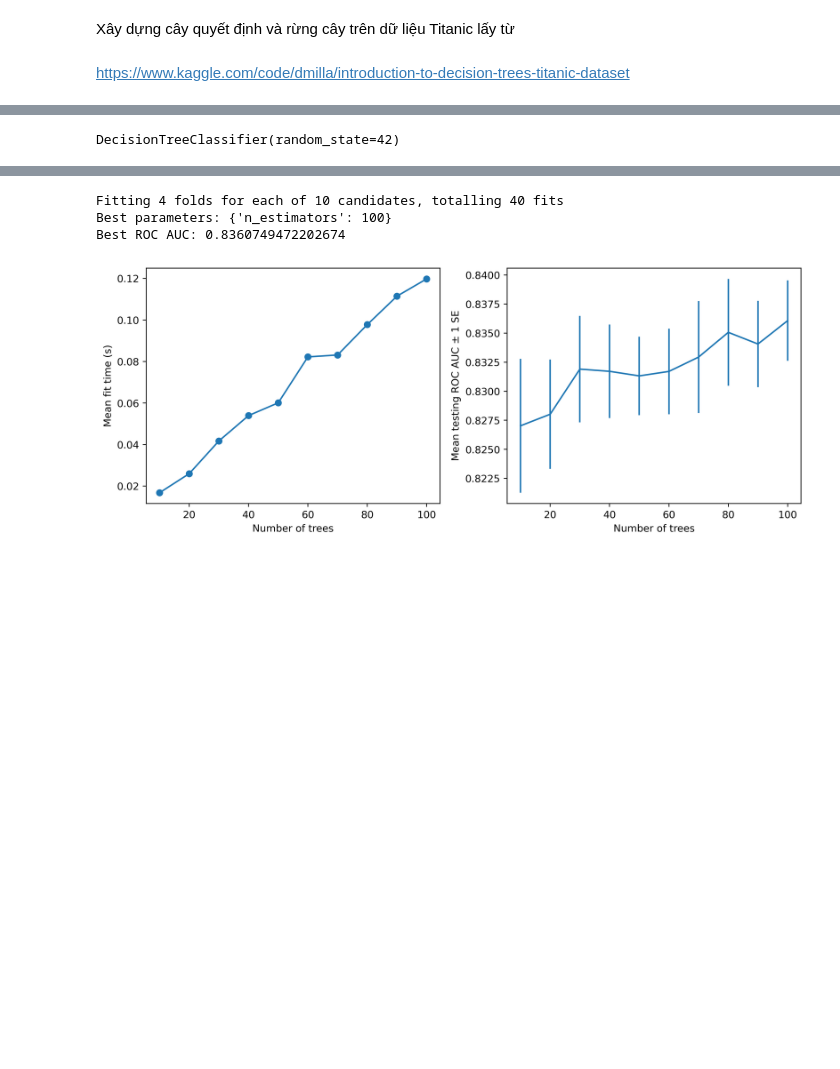
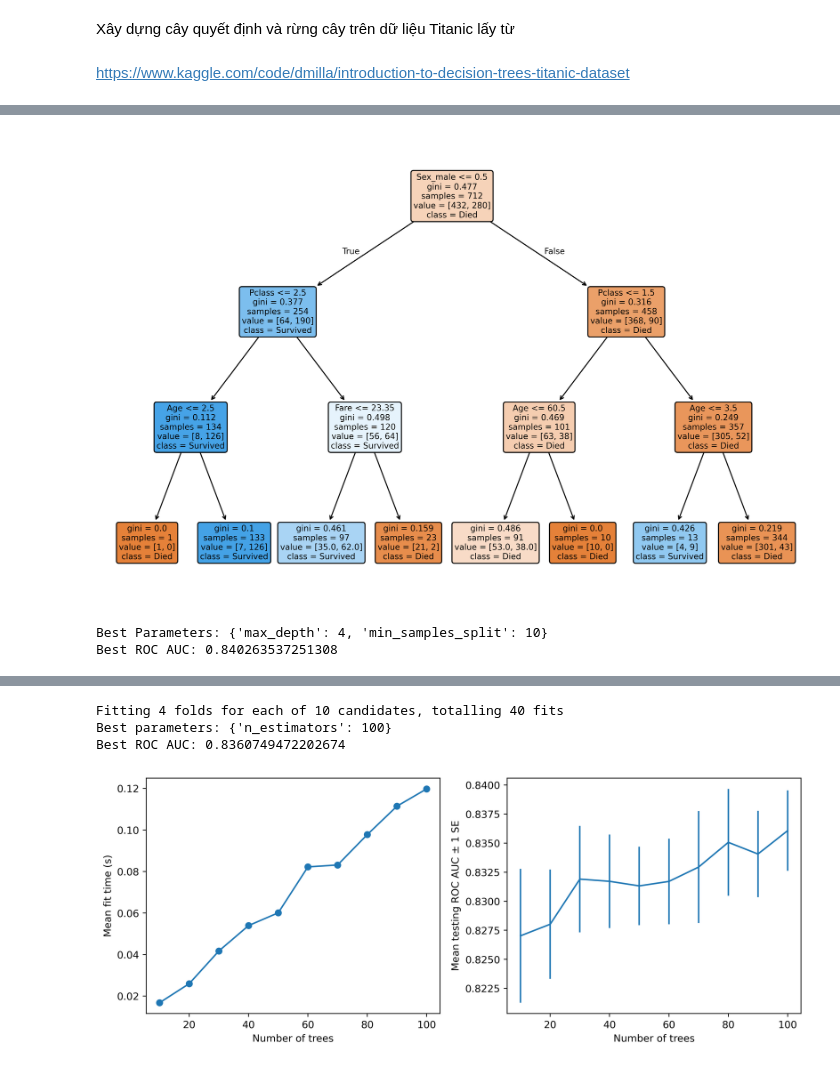
Before and after one commit to buianhtuyet05/baitapnhom_06, a Jupyter notebook: GT1_CÂY QUYẾT ĐỊNH VÀ RỪNG CÂY (1).ipynb, the cells around one changed output, grey strips where cells are left out. Drawn from its saved outputs; the diff is of its cells as text; code cells hidden in the pictures; blank space fills up the shorter version.

```diff
--- a/GT1_CÂY QUYẾT ĐỊNH VÀ RỪNG CÂY (1).ipynb
+++ b/GT1_CÂY QUYẾT ĐỊNH VÀ RỪNG CÂY (1).ipynb
@@ -1045,4 +1043,14 @@ import seaborn as sns
 # %%
-url = "https://raw.githubusercontent.com/datasciencedojo/datasets/master/titanic.csv"
-df = pd.read_csv(url)
-df.head()
+#Bước 1: Import thư viện cần thiết
+import numpy as np
+import pandas as pd
+import matplotlib.pyplot as plt
+%matplotlib inline
+import matplotlib as mpl
+mpl.rcParams['figure.dpi'] = 400
+
+from sklearn.model_selection import train_test_split, GridSearchCV
+from sklearn.tree import DecisionTreeClassifier, export_graphviz
+from sklearn.ensemble import RandomForestClassifier
+from sklearn.metrics import roc_auc_score, accuracy_score, classification_report
+import graphviz
@@ -1058,6 +1095,3 @@ df = df.drop(['PassengerId', 'Name', 'Ticket', 'Cabin'], axis=1)
 # %%
-print(df.columns)
-if 'Age' in df.columns:
-    df['Age'] = df['Age'].fillna(df['Age'].median())
-if 'Embarked' in df.columns:
-    df['Embarked'] = df['Embarked'].fillna(df['Embarked'].mode()[0])
+#Bước 3: Tách dữ liệu train/test
+X_train, X_test, y_train, y_test = train_test_split(X, y, test_size=0.2, random_state=24)
@@ -1068,2 +1098,9 @@ Index(['Survived', 'Pclass', 'Age', 'SibSp', 'Parch', 'Fare', 'Sex_male',
 # %%
-df = pd.get_dummies(df, columns=['Sex', 'Embarked'], drop_first=True)
+dt = DecisionTreeClassifier(max_depth=3, random_state=24)
+dt.fit(X_train, y_train)
+
+# Dự đoán và đánh giá
+y_pred = dt.predict(X_test)
+print("Accuracy:", accuracy_score(y_test, y_pred))
+print("ROC AUC:", roc_auc_score(y_test, y_pred))
+print("\nClassification Report:\n", classification_report(y_test, y_pred))
@@ -1070,10 +1120,23 @@ df = pd.get_dummies(df, columns=['Sex', 'Embarked'], drop_first=True)
 # %%
-X = df.drop('Survived', axis=1)
-y = df['Survived']
-X_train, X_test, y_train, y_test = train_test_split(X, y, test_size=0.3, random_state=42)
+from sklearn.tree import plot_tree
+
+plt.figure(figsize=(12,8))
+plot_tree(dt,
+          feature_names=features,
+          class_names=['Died', 'Survived'],
+          filled=True, rounded=True)
+plt.show()
+# %% [output]
+[figure, added]
 # %%
-dt = DecisionTreeClassifier(random_state=42)
-dt.fit(X_train, y_train)
+params = {'max_depth': [2, 3, 4, 5, 6, 8, 10], 'min_samples_split': [2, 5, 10]}
+grid_dt = GridSearchCV(DecisionTreeClassifier(random_state=42),
+                       param_grid=params, cv=5, scoring='roc_auc', return_train_score=True)
+grid_dt.fit(X_train, y_train)
+
+print("Best Parameters:", grid_dt.best_params_)
+print("Best ROC AUC:", grid_dt.best_score_)
 # %% [output]
-DecisionTreeClassifier(random_state=42)
+Best Parameters: {'max_depth': 4, 'min_samples_split': 10}
+Best ROC AUC: 0.840263537251308
 # %%
```
Also changed, not shown: parts of 8 cells of this notebook, 1 other file.
